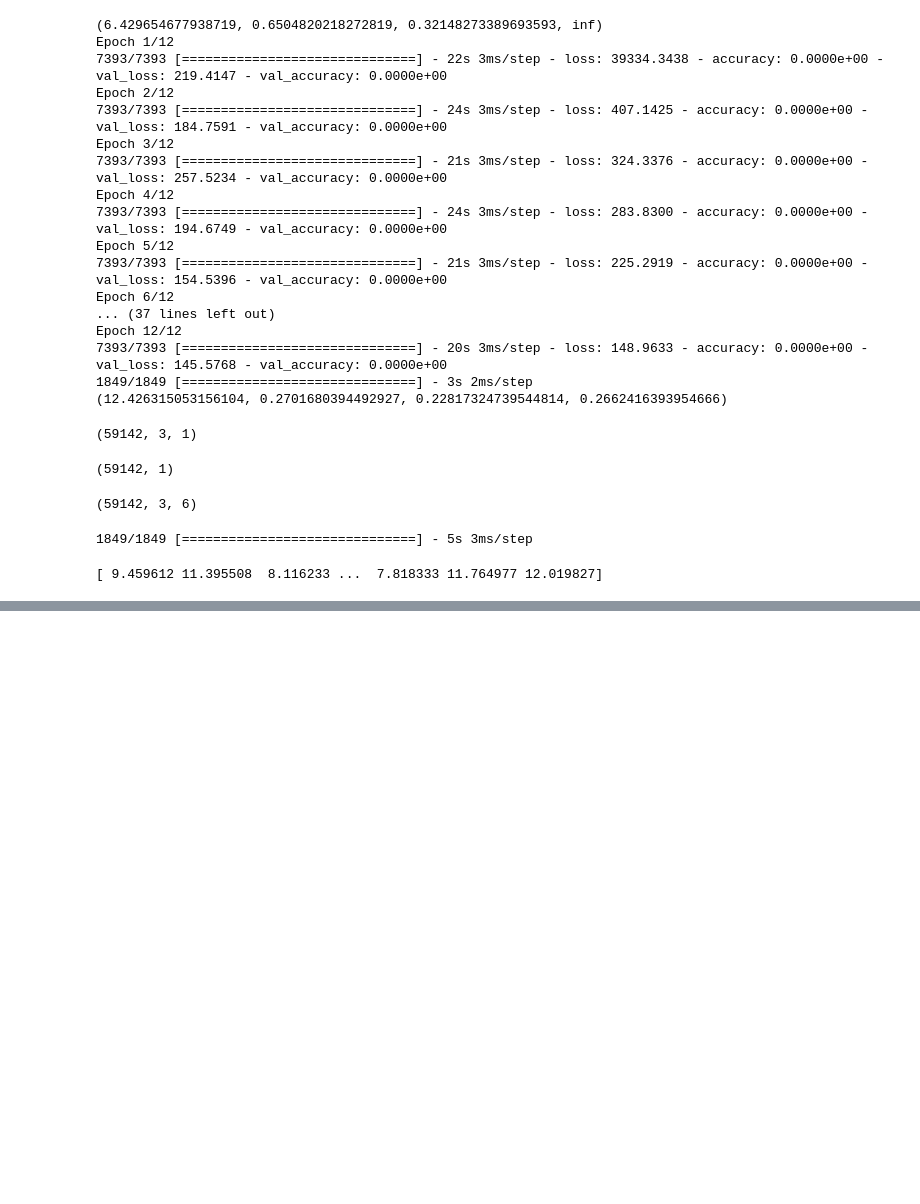
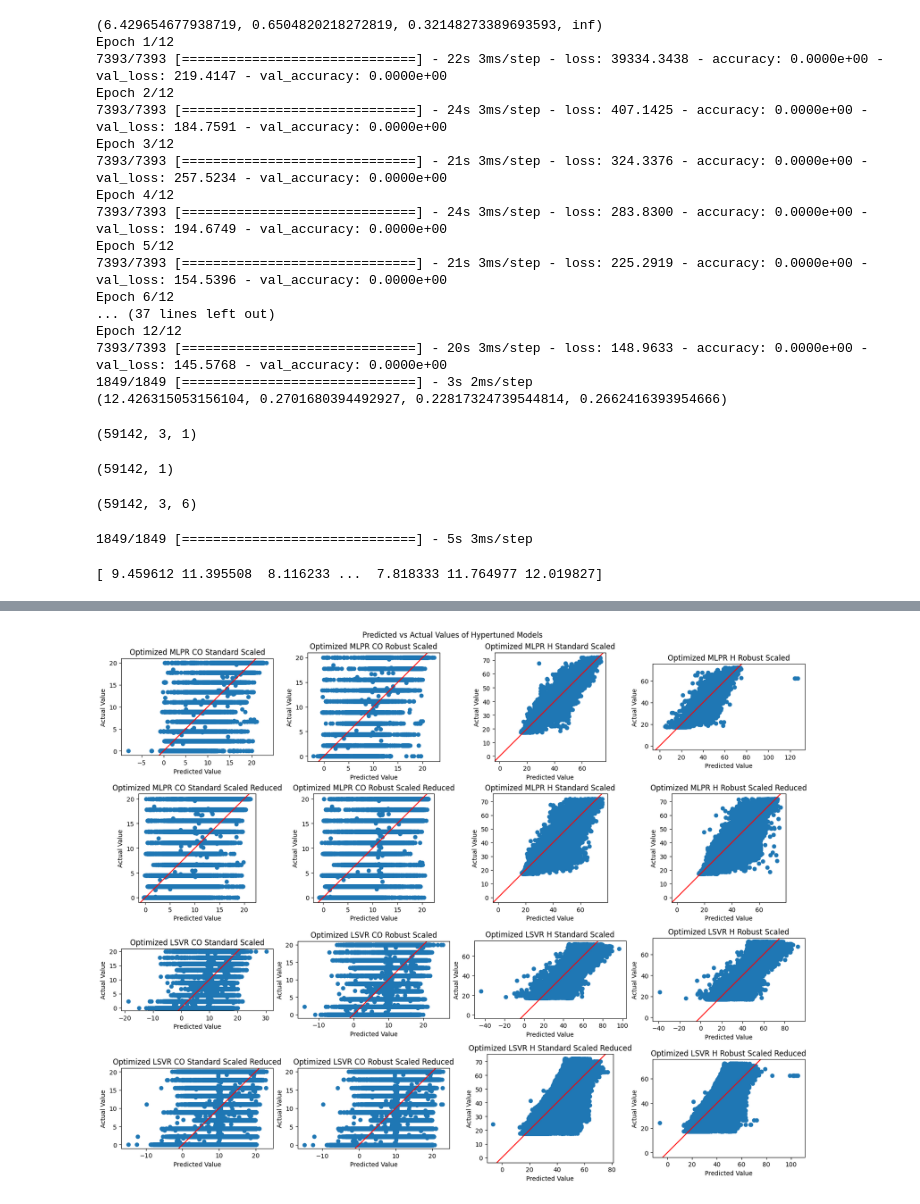
Before and after one commit to Jwdegames/GasSensorMLTasks, a Jupyter notebook: Task_1/STAT_483_Task_1_Jacob_FNN_&_SVR.ipynb, the cells around one changed output, grey strips where cells are left out. Saved outputs shown, nothing was run; the diff lists cells and outputs as text; code cells hidden in the pictures; blank space fills up the shorter version.

```diff
--- a/Task_1/STAT_483_Task_1_Jacob_FNN_&_SVR.ipynb
+++ b/Task_1/STAT_483_Task_1_Jacob_FNN_&_SVR.ipynb
@@ -636,0 +700,7 @@ print(predictions_shaped)
+# %%
+linear_svc_param_grid = {
+    'C': [0.01, 0.1, 1, 10, 100],
+    'epsilon': [0.01, 0.1, 1, 10],
+    'verbose': [1],
+    'loss': ['epsilon_insensitive', 'squared_epsilon_insensitive']
+}
@@ -636,0 +800,9 @@ print(predictions_shaped)
+# %%
+optim_co_standard_reduced = optimize_model(StandardScaler, MLPRegressor, mlpr_param_grid, "neg_root_mean_squared_error", 5, 0, -1, XCO_reduced_train, yCO_reduced_train, XCO_reduced_test, yCO_reduced_test)
+print(optim_co_standard_reduced[1:])
+optim_co_robust_reduced = optimize_model(RobustScaler, MLPRegressor, mlpr_param_grid, "neg_root_mean_squared_error", 5, 0, -1, XCO_reduced_train, yCO_reduced_train, XCO_reduced_test, yCO_reduced_test)
+print(optim_co_robust_reduced[1:])
+optim_h_standard_reduced = optimize_model(StandardScaler, MLPRegressor, mlpr_param_grid,"neg_root_mean_squared_error", 5, 0, -1, XH_reduced_train, yH_reduced_train, XH_reduced_test, yH_reduced_test)
+print(optim_h_standard_reduced[1:])
+optim_h_robust_reduced = optimize_model(RobustScaler, MLPRegressor, mlpr_param_grid,"neg_root_mean_squared_error", 5, 0, -1, XH_reduced_train, yH_reduced_train, XH_reduced_test, yH_reduced_test)
+print(optim_h_robust_reduced[1:])
@@ -636,0 +1000,22 @@ print(predictions_shaped)
+# %%
+# Make plots of actual vs predicted values
+fig = plt.figure(figsize=(16, 15), layout = "constrained")
+fig.suptitle("Predicted vs Actual Values of Hypertuned Models")
+for i in range(len(best_models)):
+  curr_best_model = best_models[i]
+  curr_x_test = x_test_sets[i]
+  curr_y_test = y_test_sets[i]
+  curr_best_model_label = best_model_labels[i]
+  ax1 = fig.add_subplot(len(best_models)//4 + 1, 4, i + 1)
+  ax1.set_xlabel("Predicted Value")
+  ax1.set_ylabel("Actual Value")
+  ax1.title.set_text(curr_best_model_label)
+  # Plot the predicted y values vs the actual y values
+  ax1.scatter(predictions[i], curr_y_test)
+  # Plot the line y = x
+  ax1.axline((0, 0), slope=1, color = "r")
+  # Make sure that the axes are the same
+  ax1.set_aspect('equal', adjustable='box')
+plt.show()
+# %% [output]
+[figure, added]
```
Also changed, not shown: parts of 19 cells of this notebook.
